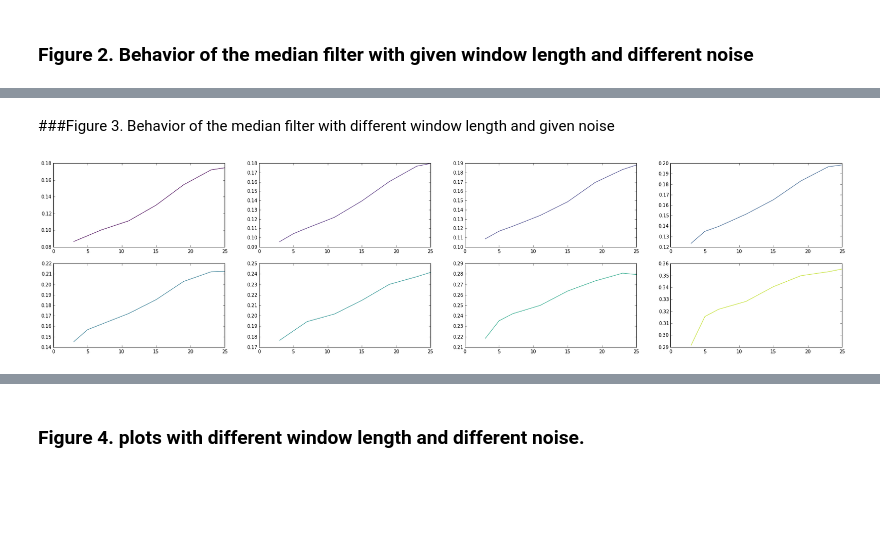
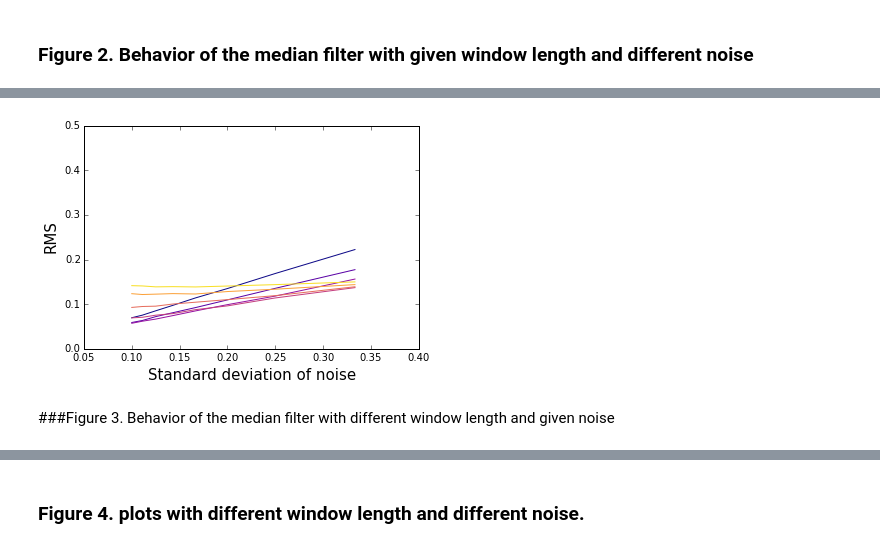
Before and after one commit to ktakagaki/kt-2015-DSPHandsOn, a Jupyter notebook: MedianFilter/Python/06. Behavior of the median filter with white noise/Resolution of the median filter with a noised spike.ipynb, the cells around one changed output, grey strips where cells are left out. Saved outputs shown, nothing was run; the diff lists cells and outputs as text; code cells hidden in the pictures; blank space fills up the shorter version.

```diff
--- a/MedianFilter/Python/06. Behavior of the median filter with white noise/Resolution of the median filter with a noised spike.ipynb
+++ b/MedianFilter/Python/06. Behavior of the median filter with white noise/Resolution of the median filter with a noised spike.ipynb
@@ -143,3 +163,15 @@ plt.savefig('Behavior given wl different noise spike.png', dpi = 300)
+# %%
+values = np.loadtxt("valuesspikeA.txt")
+# %%
+fig = plt.figure()
+for p in range (7):
+    plt.axis([0.05, 0.4, 0, .5])
+    plt.xlabel('Standard deviation of noise', fontsize = 15)
+    plt.ylabel('RMS', fontsize = 15)
+    plt.plot(stdsn,values[:,p], color=plasma_data[(p*40),:])
+plt.savefig('Behavior given wl different noise spikeA.png', dpi = 300)
+# %% [output]
+[figure, added]
 # %% [markdown]
 ###Figure 3. Behavior of the median filter with different window length and given noise
 # %%
@@ -165,8 +197 @@ values3 = np.loadtxt("valuesspikes2.txt")
-# %%
-fig = plt.figure(figsize=(30,7))
-for p in range(8):
-    ax = plt.subplot(2,4,p)
-    plt.plot(wl,values3[:,p], color=viridis_data[(p*25)-25,:])
-# %% [output]
-[figure, removed]
 # %%
```
Also changed, not shown: parts of 16 cells of this notebook, 7 other files.
